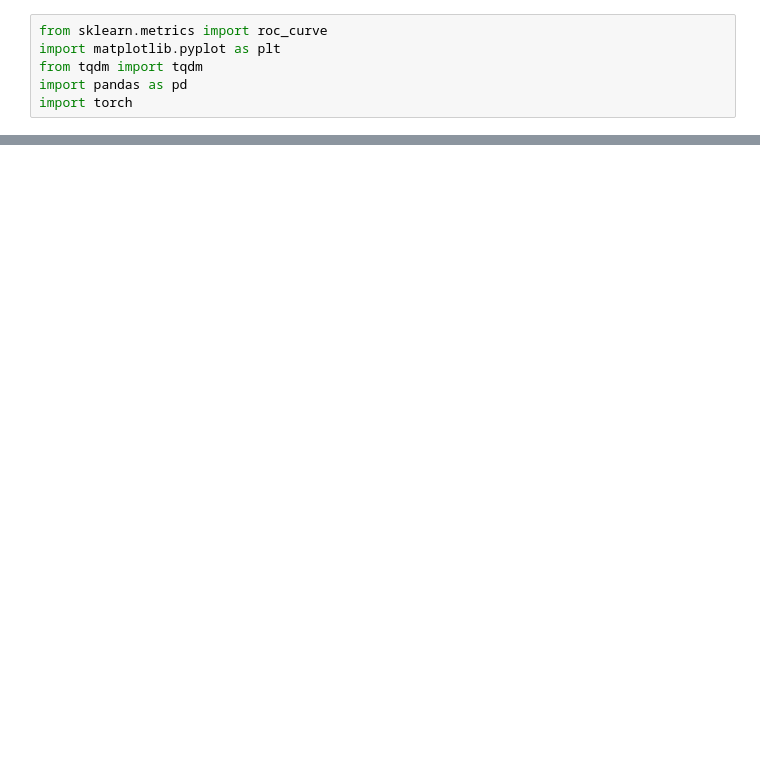
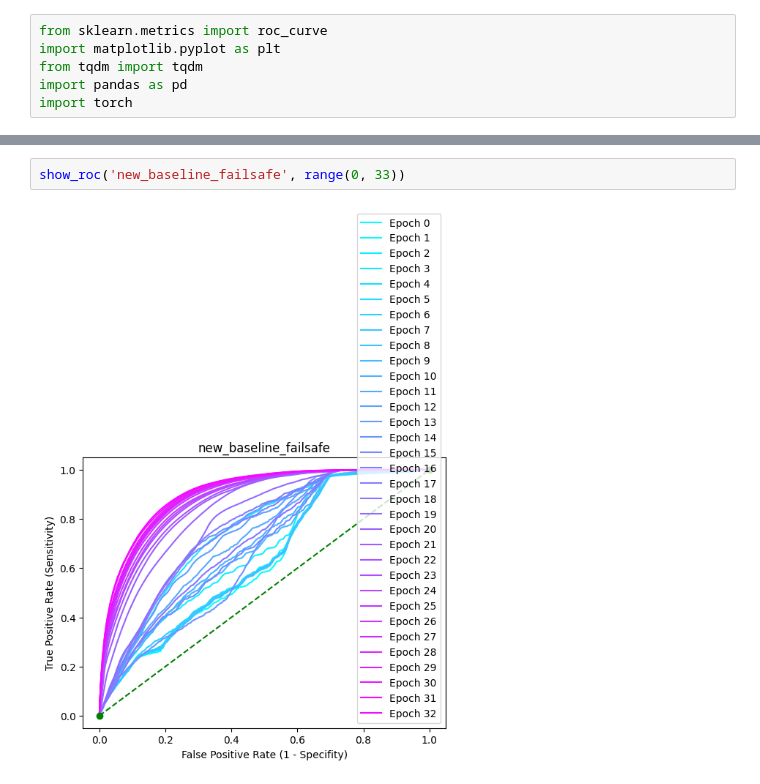
Before and after one commit to JulianBvW/Wearable-Sleep-Event-Detection, a Jupyter notebook: Notebooks/30_roc_curve_for_new_baseline.ipynb, the cells around one changed output, grey strips where cells are left out. Saved outputs shown, nothing was run; the diff lists cells and outputs as text; blank space fills up the shorter version.

```diff
--- a/Notebooks/30_roc_curve_for_new_baseline.ipynb
+++ b/Notebooks/30_roc_curve_for_new_baseline.ipynb
@@ -24,0 +29,4 @@ show_roc('new_baseline_failsafe', [0, 1, 5, 10, 20, 30, 32])
+# %%
+show_roc('new_baseline_failsafe', range(0, 33))
+# %% [output]
+[figure, added]
```
Also changed, not shown: parts of 3 cells of this notebook.
